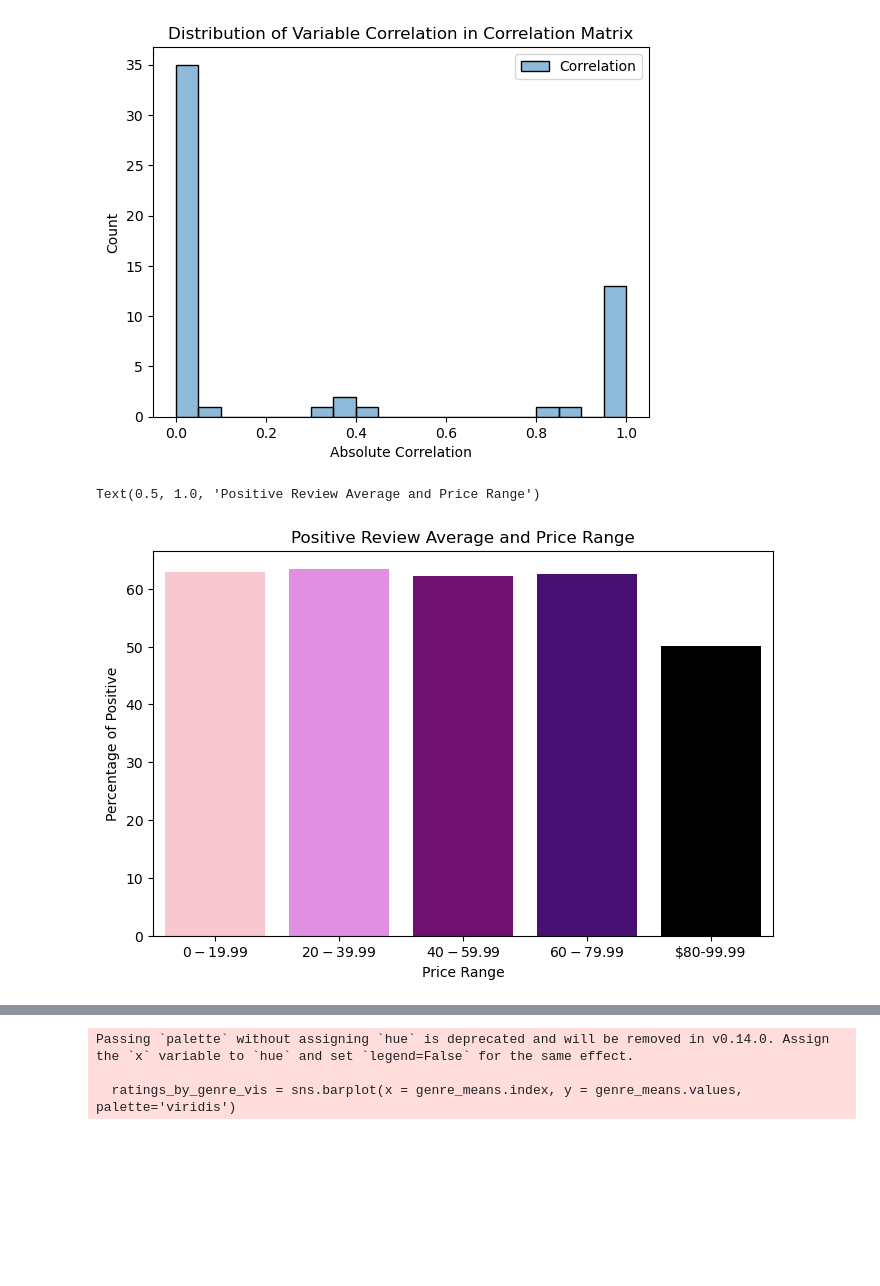
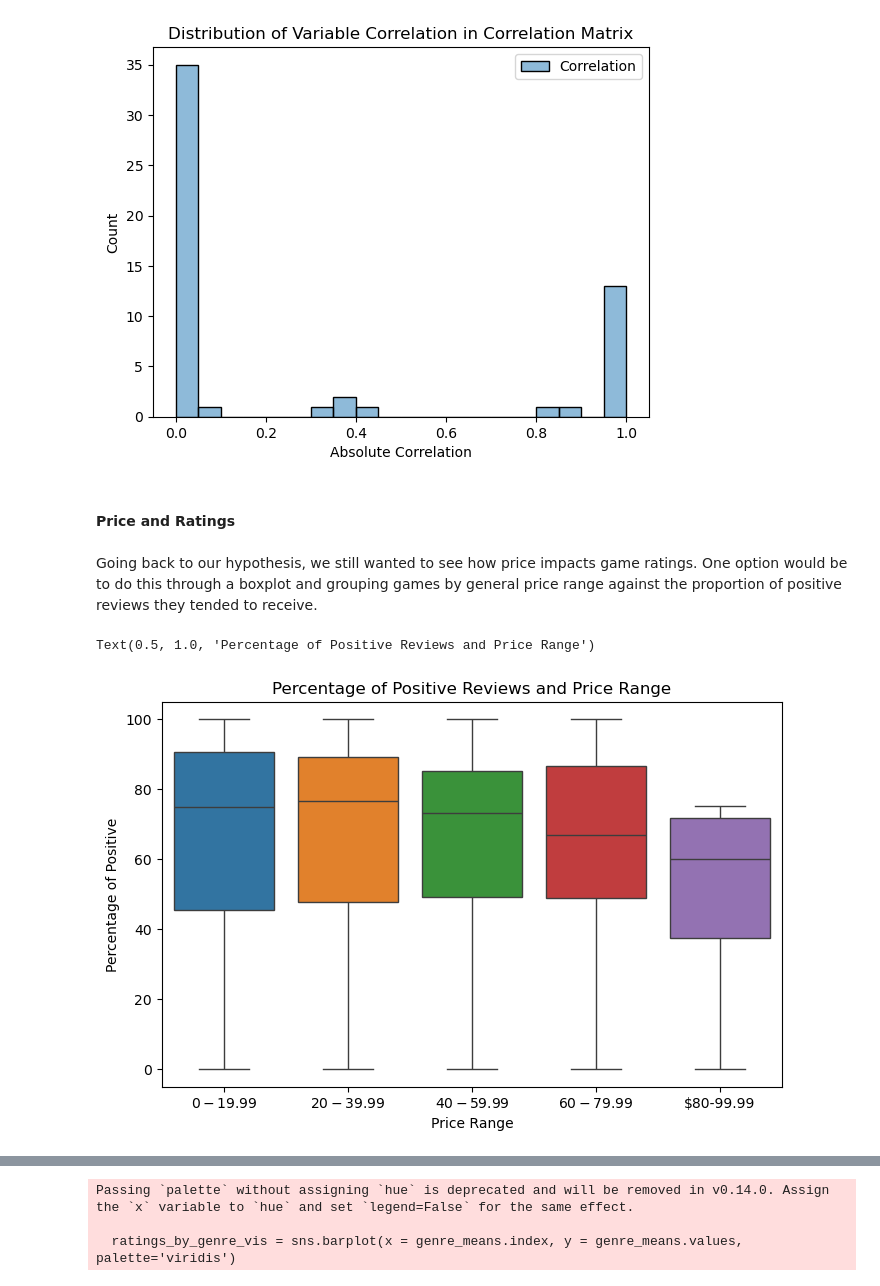
Before and after one commit to COGS108/Group100_WI26, a Jupyter notebook: 02-EDACheckpoint.ipynb, the cells around one changed output, grey strips where cells are left out. Cells and saved outputs as stored; diff of their text form; code cells hidden in the pictures; blank space fills up the shorter version.

Commit message:
adding markdown text to eda

```diff
--- a/02-EDACheckpoint.ipynb
+++ b/02-EDACheckpoint.ipynb
@@ -495,29 +462,31 @@ plt.title("Distribution of Variable Correlation in Correlation Matrix")
 # %% [output]
 Text(0.5, 1.0, 'Distribution of Variable Correlation in Correlation Matrix')
 [figure]
+# %% [markdown]
+#### Price and Ratings
+# %% [markdown]
+Going back to our hypothesis, we still wanted to see how price impacts game ratings.
+One option would be to do this through a boxplot and grouping games by general price range against the proportion of positive reviews they tended to receive.
 # %%
 # ranges are 0-19.99, 20-39.99, 40-59.99, 60-79.99, 80-99.99
 # using price column, create a new column that includes these ranges
 bins = [0, 19.99, 39.99, 59.99, 79.99, 99.99]
 labels = ['$0-$19.99', '$20-$39.99', '$40-$59.99', '$60-$79.99', '$80-99.99'] # create categories for price ranges
 steam_games['Price Range'] = pd.cut(steam_games['Price'], bins=bins, labels=labels, include_lowest=True)
 
 # calculate percentage of pos reviews (pos/(pos+neg)) and add that as a new column called Percentage of Positive
 total = steam_games['Positive'].astype(float) + steam_games['Negative'].astype(float)
 steam_games['Percentage of Positive'] = (steam_games['Positive'] / total * 100).fillna(0)
 
-# average of positive review percentage for each price range
-price_review_avg = pd.DataFrame(steam_games.groupby('Price Range', observed=True)['Percentage of Positive'].mean())
-
 #set figure size
 plt.figure(figsize=(8, 5))
 
 # barplot of the positive review percentage average vs each price range of the games
-custom_palette = ['pink', 'violet', 'purple', 'indigo', 'black']
-sns.barplot(data=price_review_avg, x='Price Range', y='Percentage of Positive', hue='Price Range', palette=custom_palette)
-plt.title("Positive Review Average and Price Range")
+
+sns.boxplot(data=steam_games, x='Price Range', y='Percentage of Positive', hue='Price Range', palette='tab10')
+plt.title("Percentage of Positive Reviews and Price Range")
 
 # all the price ranges below $80 seem to have a higher percentage of positive reviews, indicating a negative correlation between higher cost and positive reviews
 # %% [output]
-Text(0.5, 1.0, 'Positive Review Average and Price Range')
+Text(0.5, 1.0, 'Percentage of Positive Reviews and Price Range')
-[figure, old version]
+[figure, new version]
```
Also changed, not shown: parts of 12 cells of this notebook.
